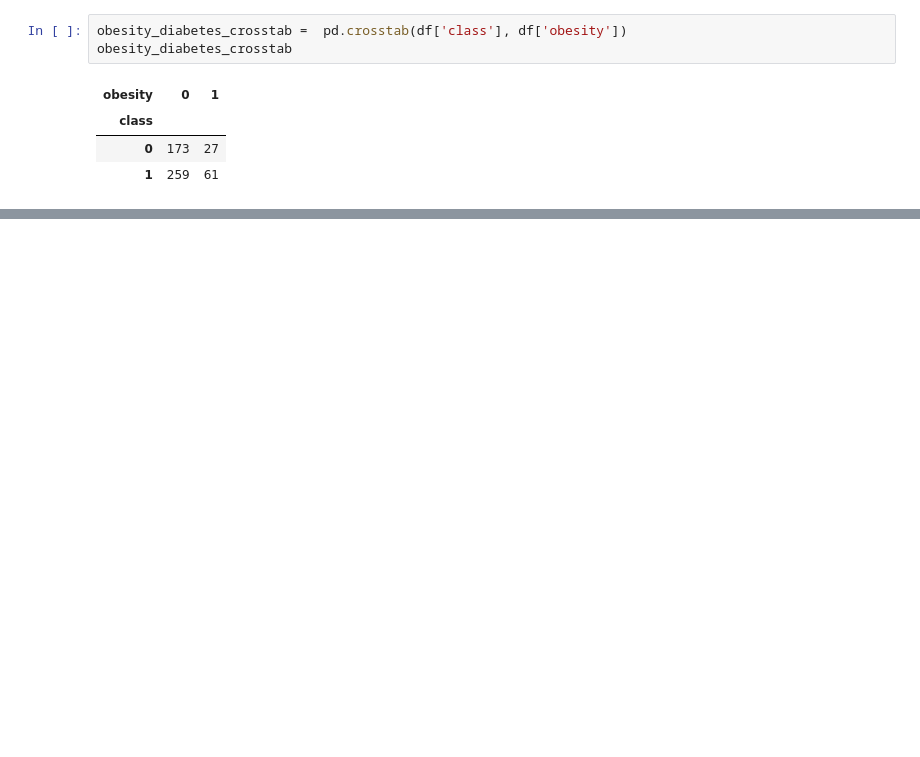
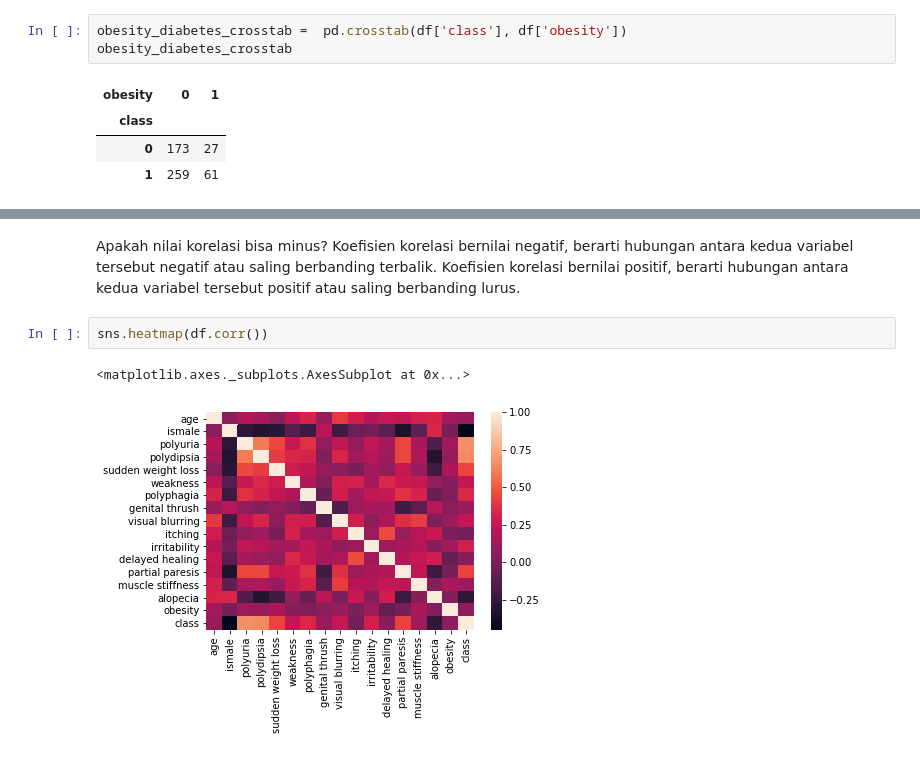
Before and after one commit to one2pret/Early-Diabetes-Detection, a Jupyter notebook: Project Early Diabetes Detection.ipynb, the cells around one changed output, grey strips where cells are left out. Drawn from its saved outputs; the diff is of its cells as text; blank space fills up the shorter version.

```diff
--- a/Project Early Diabetes Detection.ipynb
+++ b/Project Early Diabetes Detection.ipynb
@@ -323,0 +462,8 @@ obesity_diabetes_crosstab
+# %% [markdown]
+Apakah nilai korelasi bisa minus?
+Koefisien korelasi bernilai negatif, berarti hubungan antara kedua variabel tersebut negatif atau saling berbanding terbalik. Koefisien korelasi bernilai positif, berarti hubungan antara kedua variabel tersebut positif atau saling berbanding lurus.
+# %%
+sns.heatmap(df.corr())
+# %% [output]
+<matplotlib.axes._subplots.AxesSubplot at 0x...>
+[figure, added]
```
Also changed, not shown: parts of 20 cells of this notebook, 1 other file.
